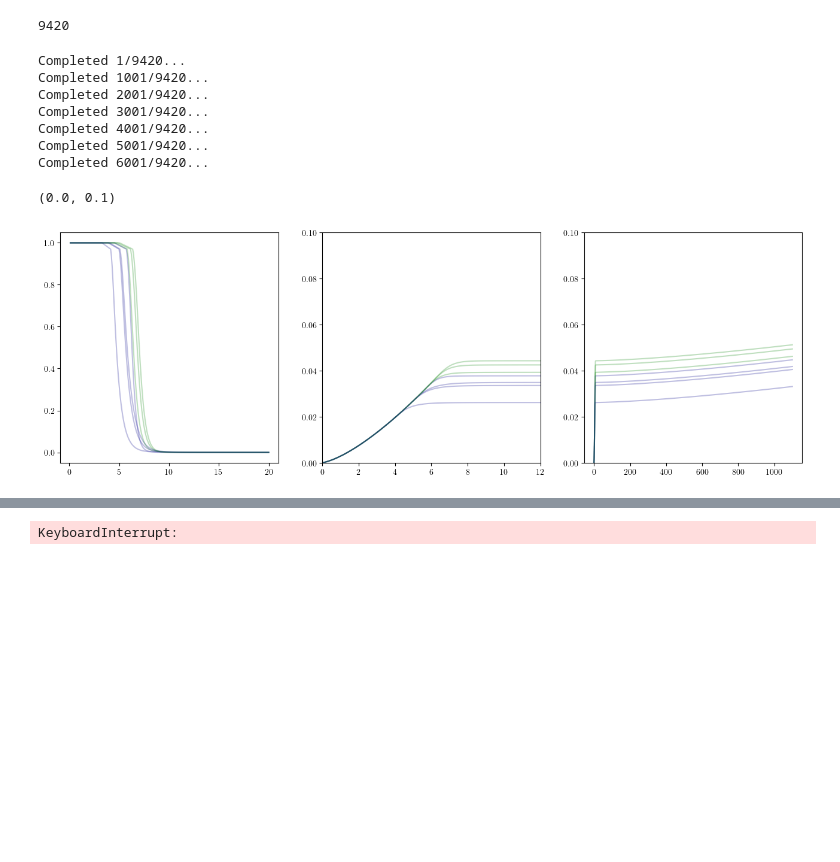
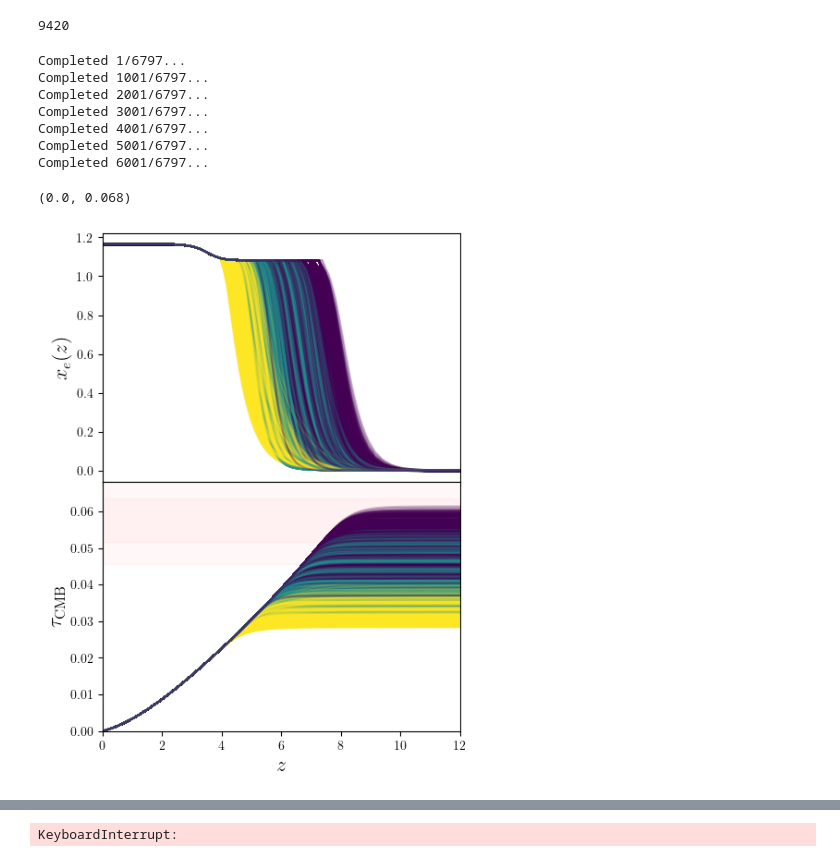
Before and after one commit to lisaleemcb/alfred, a Jupyter notebook: notebooks/paper_plots.ipynb, the cells around one changed output, grey strips where cells are left out. Drawn from its saved outputs; the diff is of its cells as text; code cells hidden in the pictures; blank space fills up the shorter version.

```diff
--- a/notebooks/paper_plots.ipynb
+++ b/notebooks/paper_plots.ipynb
@@ -78,9 +69,9 @@ len(xe_histories)
 # %%
 from scipy.integrate import cumulative_trapezoid
 
-def xe2tau(z):
+def xe2tau_plot(z):
         """
-        Computes redshift evolution of the model's optical depth.
+        Computes redshift evolution of the model's optical depth. This one is reversed for plotting purposes
 
         Parameters
         ----------
@@ -99,43 +90,54 @@ def xe2tau(z):
 
         return tofz
 # %%
-fig, ax = plt.subplots(1,3, figsize=(16,5))
+fig, ax = plt.subplots(2,1, sharex=True, figsize=(5,7))
+fig.subplots_adjust(hspace=.00)
+
+
+norm = matplotlib.colors.Normalize(vmin=df["fesc"].min(), vmax=df["fesc"].max())
+cmap = plt.get_cmap('viridis_r')
+
+ax[1].axhspan(Planck - Planck_err, Planck + Planck_err, color='lightpink', alpha=.1)
+ax[1].axhspan(Planck - 2 * Planck_err, Planck + 2 * Planck_err, color='lightpink', alpha=.1)
 
 for i, sn in enumerate(df.index):
+    if i % 1000 == 0:
+        print(f"Completed {i+1}/{len(df)}...")
 
-    if i % 1000 == 0:
-        print(f"Completed {i+1}/{len(xe_histories)}...")
+    sim = Cat(sn, skip_early=True,
+                        base_dir=base_dir,
+                        path_spectra=spectra_path,
+                        LoReLi_format=True,
+                        verbose=False)
 
-        sim = Cat(sn, skip_early=True,
-                            base_dir=base_dir,
-                            path_spectra=spectra_path,
-                            LoReLi_format=True,
-                            verbose=False)
+    ksz = alfred.KSZ.KSZ_power(verbose=False, interpolate_xe=True, interpolate_Pee=True,
+                helium=True, helium2=True, Pee_data=sim.Pee, xe_data=sim.xe, z_data=sim.z, k_data=sim.k,
+                xemax=.97)
+
+    color = cmap(norm(df.loc[sn]['fesc']))
+    # if not ((Planck - 2.0 * Planck_err) <= ksz.tau <=(Planck + 2.0 * Planck_err)):
+    #     color = 'darkblue'
 
 
-        ksz = alfred.KSZ.KSZ_power(verbose=False, interpolate_xe=True, interpolate_Pee=True,
-                    Pee_data=sim.Pee, xe_data=sim.xe, z_data=sim.z, k_data=sim.k,
-                    xemax=.97)
+    ax[0].plot(z3, ksz.xe(z3), color=color, alpha=.25)
+    ax[1].plot(z3, xe2tau_plot(z3), color=color, alpha=.25)
 
-        color = 'green'
-        if not ((Planck - 2.0 * Planck_err) <= ksz.tau <=(Planck + 2.0 * Planck_err)):
-            color = 'darkblue'
+ax[0].set_ylabel(rf"$x_e(z)$", fontsize=16)
 
-        ax[0].plot(ksz.z_integ, ksz.xe(ksz.z_integ), color=color, alpha=.25)
-        ax[1].plot(z3, xe2tau(z3), color=color, alpha=.25)
-        ax[2].plot(z3, xe2tau(z3), color=color, alpha=.25)
-
+ax[1].set_xlabel(rf"$z$", fontsize=16)
+ax[1].set_ylabel(rf"$\tau_{{\mathrm{{CMB}}}}$", fontsize=16)
 
 ax[1].set_xlim(0,12)
-ax[1].set_ylim(0,.1)
-ax[2].set_ylim(0,.1)
+ax[1].set_ylim(0,.068)
+
+fig.savefig('xe_and_tau.png')
 # %% [output]
-Completed 1/9420...
-Completed 1001/9420...
-Completed 2001/9420...
-Completed 3001/9420...
-Completed 4001/9420...
-Completed 5001/9420...
-Completed 6001/9420...
+Completed 1/6797...
+Completed 1001/6797...
+Completed 2001/6797...
+Completed 3001/6797...
+Completed 4001/6797...
+Completed 5001/6797...
+Completed 6001/6797...
-(0.0, 0.1)
+(0.0, 0.068)
-[figure, old version]
+[figure, new version]
```
Also changed, not shown: parts of 13 cells of this notebook, 4 other files.
